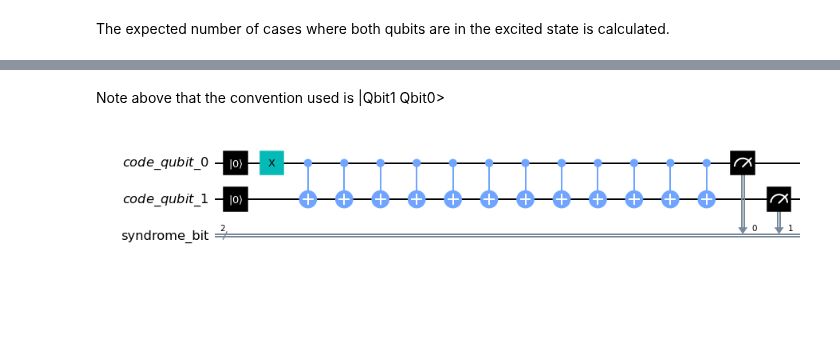
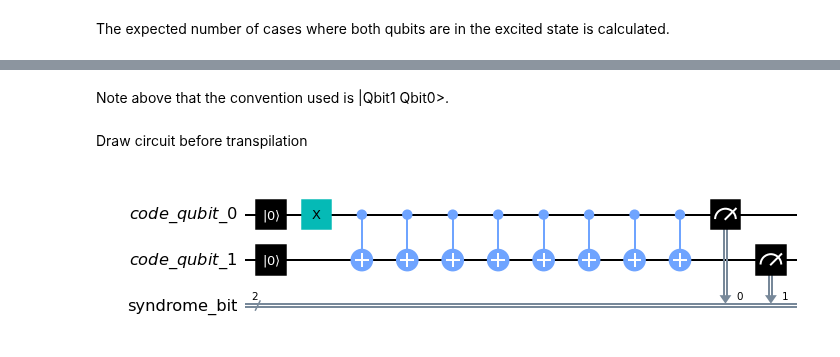
Before and after one commit to goldsmdn/SteaneCode, a Jupyter notebook: Basic_two_qubit_errors.ipynb, the cells around one changed output, grey strips where cells are left out. Saved outputs shown, nothing was run; the diff lists cells and outputs as text; code cells hidden in the pictures; blank space fills up the shorter version.

```diff
--- a/Basic_two_qubit_errors.ipynb
+++ b/Basic_two_qubit_errors.ipynb
@@ -25,14 +30,19 @@ from qiskit.visualization import plot_histogram
 # %% [markdown]
 Define constants so the process flow can be controlled from one place:
 # %%
+SINGLE_GATE_SET = ['id', 'ry', 'rx']
+TWO_GATE_SET = ['rxx']
+BASIS_GATE_SET = SINGLE_GATE_SET + TWO_GATE_SET
+
 SHOTS = 10000                            #Number of shots to run
-MEASURE_NOISE = 0.0                      #Measurement noise not relevant
-SINGLE_GATE_DEPOLARISING = 0.0           #Single gate noise
+MEASURE_NOISE = 0.00046                  #Measurement noise
+SINGLE_GATE_DEPOLARISING = 0.0           #Single gate noise not relevant
 TWO_GATE_DEPOLARISING = 0.0102           #Two gate noise
 
-GATE_DEPTH = 12
+GATE_DEPTH = 8
+ITERATIONS = 25
 
-EXTRA_X_GATE = False                     #Seems to work fine with an extra X gate
+EXTRA_X_GATE = False                     #Able to add extra X gates if needed for testing.  No longer relevant.
 
 NOISE = True                             #Test with noise
 SIMULATOR = Aer.get_backend('qasm_simulator')
@@ -41,17 +49,3 @@ Define the noise model
-# %%
-def get_noise(p_meas,s_gate,t_gate):
-
-    error_meas = pauli_error([('X',p_meas), ('I', 1 - p_meas)])
-    error_gate1 = depolarizing_error(s_gate, 1)
-    error_gate2 = depolarizing_error(t_gate, 1)
-    error_gate3 = error_gate2.tensor(error_gate2)
-
-    noise_model = NoiseModel()
-    noise_model.add_all_qubit_quantum_error(error_meas, 'measure') # measurement error is applied to measurements
-    noise_model.add_all_qubit_quantum_error(error_gate1, ['x', 'y', 'z', 'h', 's', 'sdg'])  # single qubit gate errors
-    noise_model.add_all_qubit_quantum_error(error_gate3, ['cx', 'rxx', 'cz']) # two qubit gate error is applied to cx gates
-
-    return noise_model
 # %% [markdown]
 The expected number of cases where both qubits are in the excited state is calculated.
 # %%
@@ -94,6 +108,8 @@ With 10000 shots we expect to see instances 8842 of the |01> state.
 # %% [markdown]
-Note above that the convention used is |Qbit1 Qbit0>
+Note above that the convention used is |Qbit1 Qbit0>.
+# %% [markdown]
+Draw circuit before transpilation
 # %%
-qc.draw(output='mpl', filename = 'Basic_two_qubit_errors_circuit.jpg', fold=60)
+qc.draw(output='mpl', filename = "Basic_two_qubit_errors_circuit")
 # %% [output]
-[figure, old version]
+[figure, new version]
```
Also changed, not shown: parts of 9 cells of this notebook.
